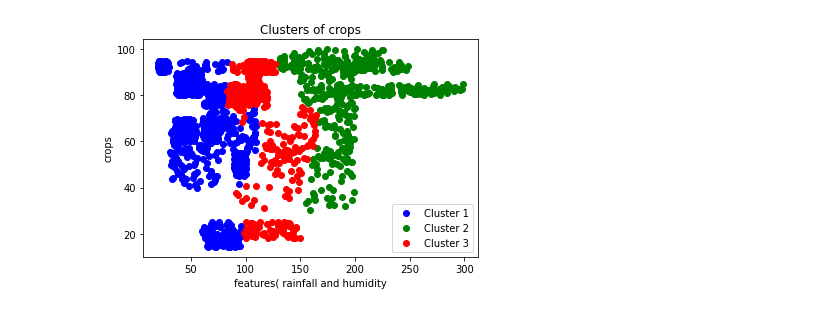
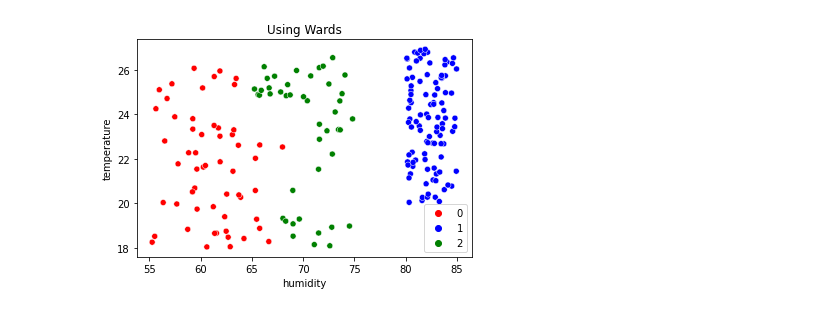
Before and after one commit to SunnyDahitJ/ML-programs, a Jupyter notebook: lab_5_ml.ipynb, the cells around one changed output. Drawn from its saved outputs; the diff is of its cells as text; code cells hidden in the pictures.

```diff
--- a/lab_5_ml.ipynb
+++ b/lab_5_ml.ipynb
@@ -43,11 +31,6 @@ y_pred= hc.fit_predict(coup)
-# %%
-plt.scatter(coup[y_pred == 0, 0], coup[y_pred == 0, 1],  c = 'blue', label = 'Cluster 1')
-plt.scatter(coup[y_pred == 1, 0], coup[y_pred == 1, 1],  c = 'green', label = 'Cluster 2')
-plt.scatter(coup[y_pred== 2, 0], coup[y_pred == 2, 1],  c = 'red', label = 'Cluster 3')
-plt.title('Clusters of crops')
-plt.xlabel('features( rainfall and humidity')
-plt.ylabel('crops')
-plt.legend()
-plt.show()
-# %% [output]
-[figure, removed]
+# %%
+data_labels = model.labels_
+sns.scatterplot(x="humidity", y = "temperature", data= datas, hue=data_labels,palette=['red','blue','green']).set_title("Using Wards")
+plt.show()
+# %% [output]
+[figure, added]
```
Also changed, not shown: parts of 8 cells of this notebook.
